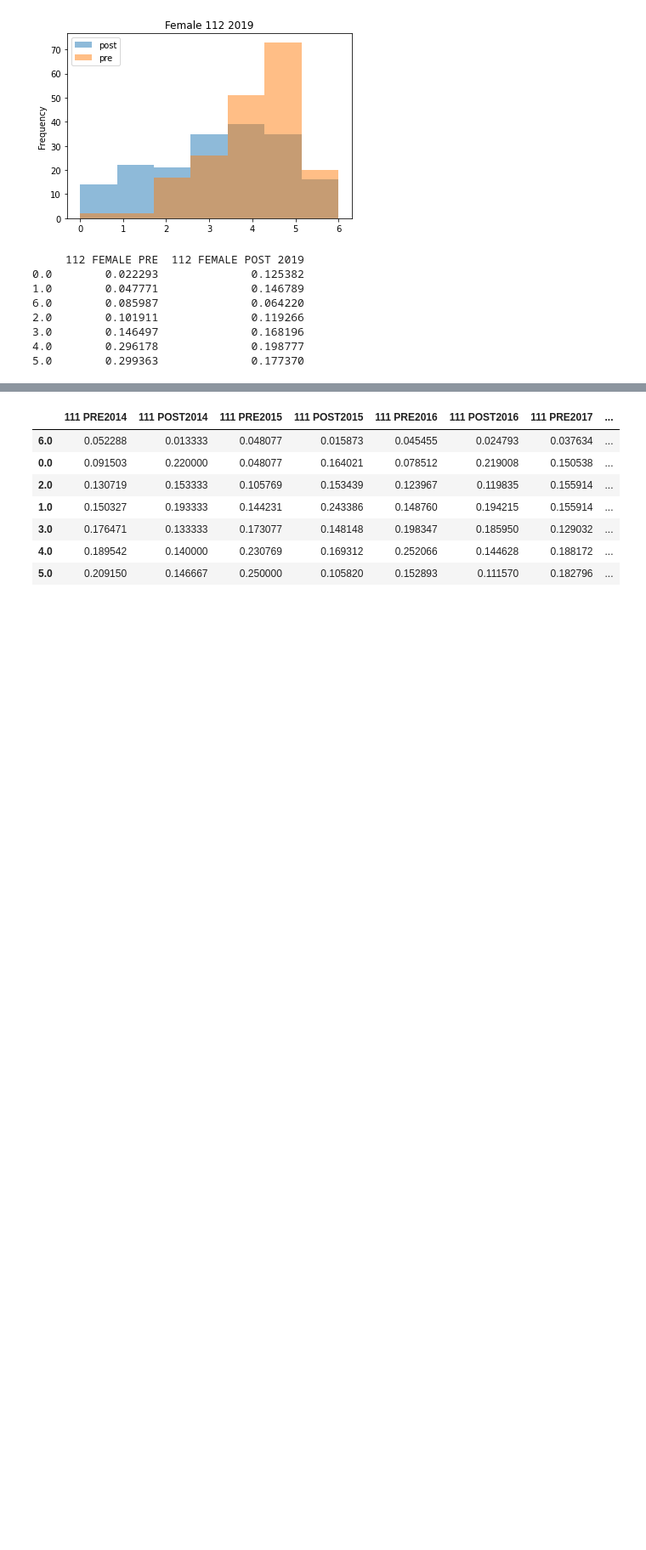
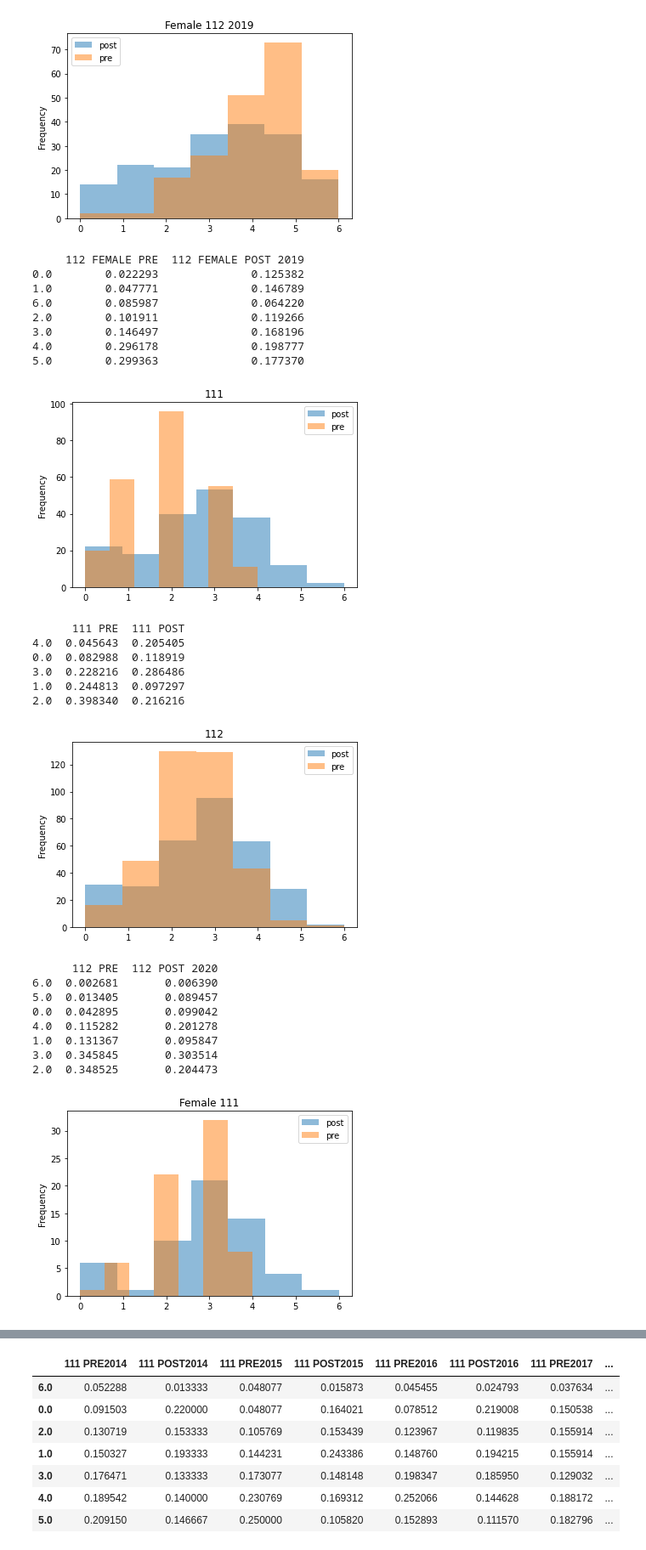
Before and after one commit to maya-patel/Honours-FCI-data, a Jupyter notebook: By_Question_FDM_Clean.ipynb, the cells around one changed output, grey strips where cells are left out. Shown at 85% size. Saved outputs shown, nothing was run; the diff lists cells and outputs as text; code cells hidden in the pictures; blank space fills up the shorter version.

```diff
--- a/By_Question_FDM_Clean.ipynb
+++ b/By_Question_FDM_Clean.ipynb
@@ -142,6 +174,7 @@ def FDM(df111, df112, year):
     print(df4)
 # %%
 def FDM_2020(df111, df112):
+    year = '2020'
     df111.apply(calculate_post_score_FDM_2020, axis=1).plot.hist(alpha=0.5, bins=7)
     df111.apply(calculate_pre_score_FDM_2020, axis=1).plot.hist(alpha=0.5, bins=7)
     plt.legend(["post", "pre"])
@@ -430,4 +515,22 @@ FDM(df19_111, df19_112, "2019")
 4.0        0.296178              0.198777
 5.0        0.299363              0.177370
 # %%
-#FDM_2020(df20_111, df20_112)
+FDM_2020(df20_111, df20_112)
+# %% [output]
+[figure, added]
+      111 PRE  111 POST
+4.0  0.045643  0.205405
+0.0  0.082988  0.118919
+3.0  0.228216  0.286486
+1.0  0.244813  0.097297
+2.0  0.398340  0.216216
+[figure, added]
+      112 PRE  112 POST 2020
+6.0  0.002681       0.006390
+5.0  0.013405       0.089457
+0.0  0.042895       0.099042
+4.0  0.115282       0.201278
+1.0  0.131367       0.095847
+3.0  0.345845       0.303514
+2.0  0.348525       0.204473
+[figure, added]
```
Also changed, not shown: parts of 9 cells of this notebook, 18 other files.
